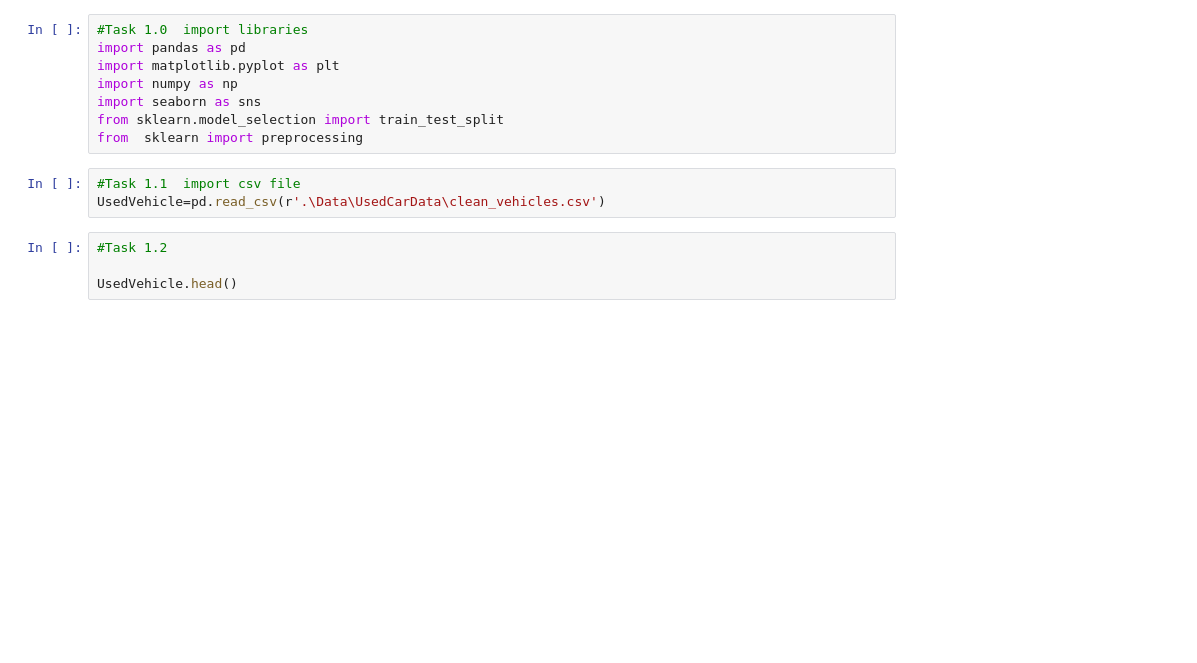
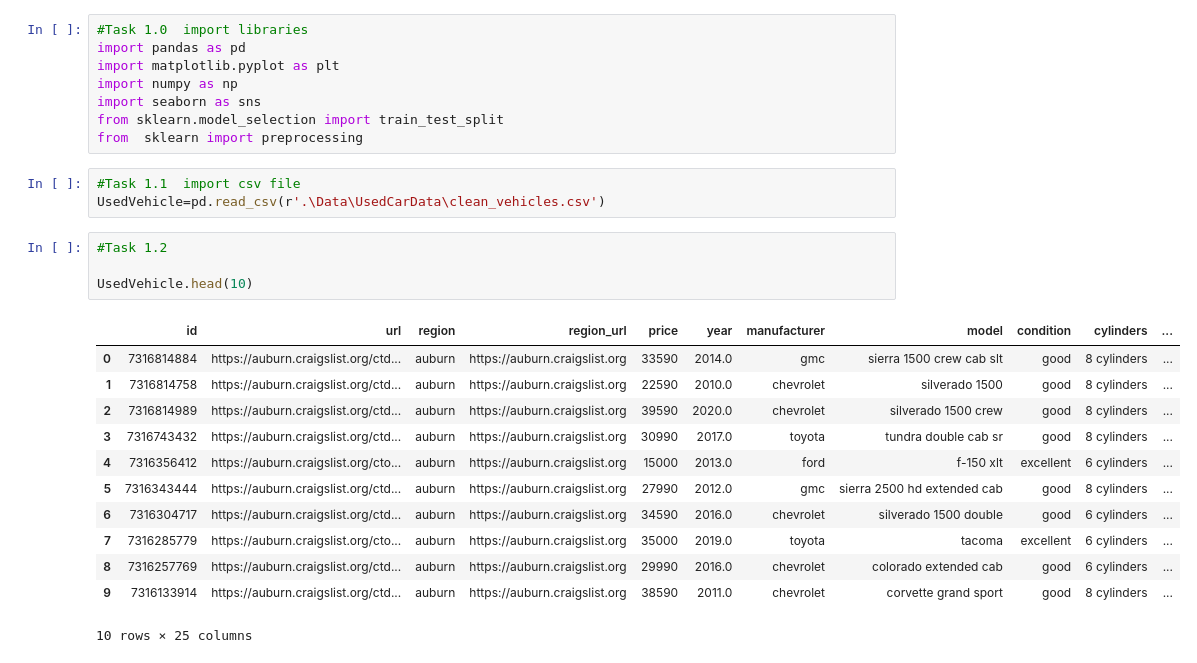
Before and after one commit to kwanjeff/DataTrack, a Jupyter notebook: Capstone 3/3. Preprocessing - Use Car.ipynb, the cells around one changed output. Cells and saved outputs as stored; diff of their text form; blank space fills up the shorter version.

```diff
--- a/Capstone 3/3. Preprocessing - Use Car.ipynb
+++ b/Capstone 3/3. Preprocessing - Use Car.ipynb
@@ -24,4 +24,17 @@ UsedVehicle=pd.read_csv(r'.\Data\UsedCarData\clean_vehicles.csv')
 # %%
 #Task 1.2
 
-UsedVehicle.head()
+UsedVehicle.head(10)
+# %% [output]
+|  | id | url | region | region_url | price | year | manufacturer | model | condition | cylinders | ... |
+| 0 | 7316814884 | https://auburn.craigslist.org/ctd... | auburn | https://auburn.craigslist.org | 33590 | 2014.0 | gmc | sierra 1500 crew cab slt | good | 8 cylinders | ... |
+| 1 | 7316814758 | https://auburn.craigslist.org/ctd... | auburn | https://auburn.craigslist.org | 22590 | 2010.0 | chevrolet | silverado 1500 | good | 8 cylinders | ... |
+| 2 | 7316814989 | https://auburn.craigslist.org/ctd... | auburn | https://auburn.craigslist.org | 39590 | 2020.0 | chevrolet | silverado 1500 crew | good | 8 cylinders | ... |
+| 3 | 7316743432 | https://auburn.craigslist.org/ctd... | auburn | https://auburn.craigslist.org | 30990 | 2017.0 | toyota | tundra double cab sr | good | 8 cylinders | ... |
+| 4 | 7316356412 | https://auburn.craigslist.org/cto... | auburn | https://auburn.craigslist.org | 15000 | 2013.0 | ford | f-150 xlt | excellent | 6 cylinders | ... |
+| 5 | 7316343444 | https://auburn.craigslist.org/ctd... | auburn | https://auburn.craigslist.org | 27990 | 2012.0 | gmc | sierra 2500 hd extended cab | good | 8 cylinders | ... |
+| 6 | 7316304717 | https://auburn.craigslist.org/ctd... | auburn | https://auburn.craigslist.org | 34590 | 2016.0 | chevrolet | silverado 1500 double | good | 6 cylinders | ... |
+| 7 | 7316285779 | https://auburn.craigslist.org/cto... | auburn | https://auburn.craigslist.org | 35000 | 2019.0 | toyota | tacoma | excellent | 6 cylinders | ... |
+| 8 | 7316257769 | https://auburn.craigslist.org/ctd... | auburn | https://auburn.craigslist.org | 29990 | 2016.0 | chevrolet | colorado extended cab | good | 6 cylinders | ... |
+| 9 | 7316133914 | https://auburn.craigslist.org/ctd... | auburn | https://auburn.craigslist.org | 38590 | 2011.0 | chevrolet | corvette grand sport | good | 8 cylinders | ... |
+10 rows × 25 columns
```
Also changed, not shown: parts of 13 cells of this notebook.
